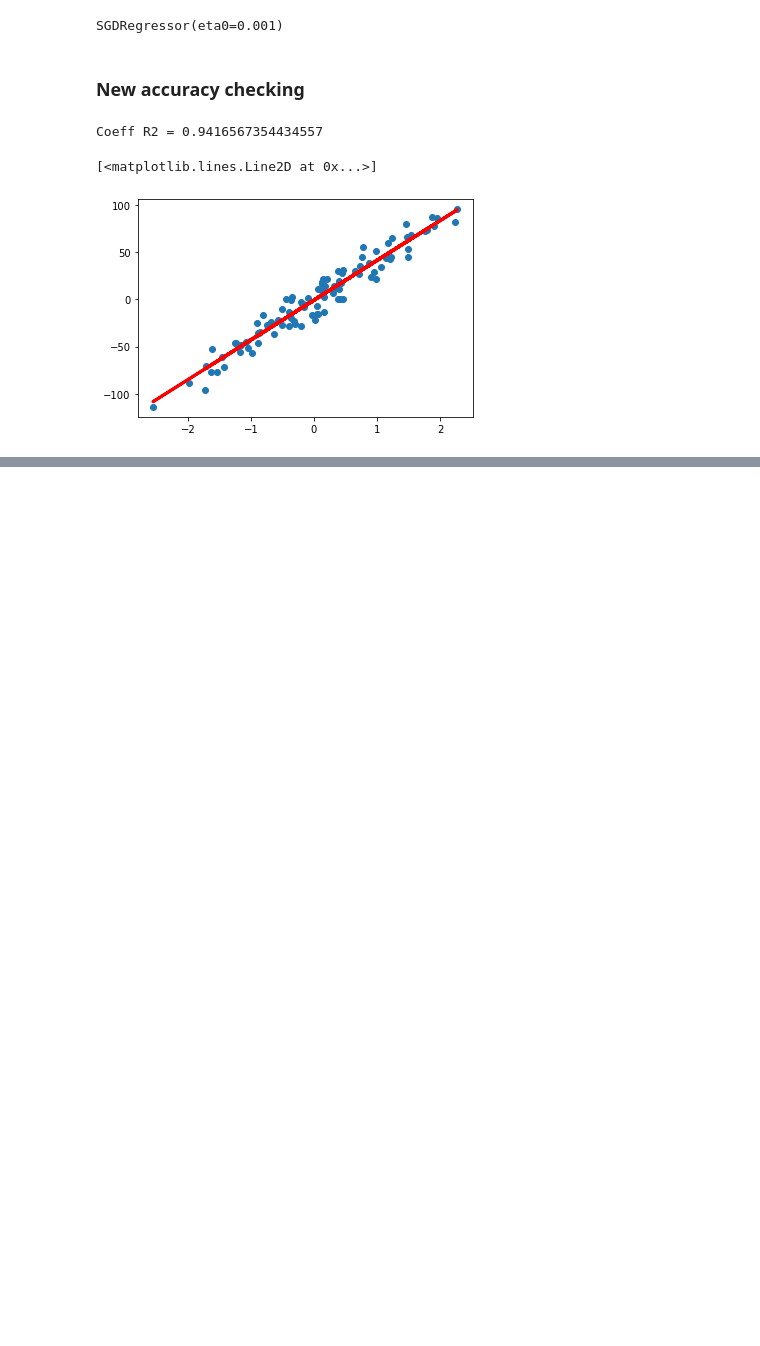
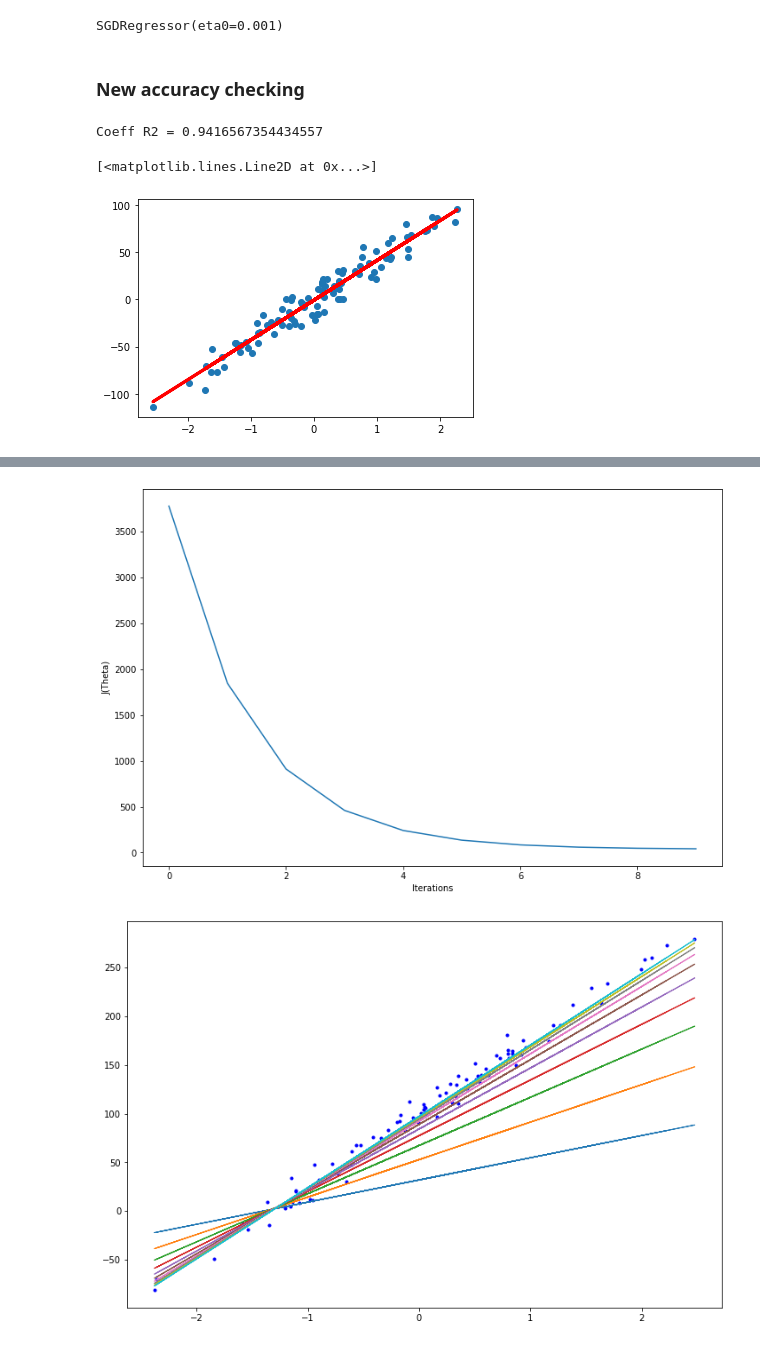
Before and after one commit to jc-cedric/MLin1Week, a Jupyter notebook: Linear regression.ipynb, the cells around one changed output, grey strips where cells are left out. Drawn from its saved outputs; the diff is of its cells as text; code cells hidden in the pictures; blank space fills up the shorter version.

```diff
--- a/Linear regression.ipynb
+++ b/Linear regression.ipynb
@@ -48,0 +69,53 @@ Coeff R2 = 0.9416567354434557
+# %%
+#model function definition
+def model(X, theta):
+    # x shape: (m, n)
+    # theta shape: (n,1)
+    return X.dot(theta) #shape: (m, 1)
+
+#cost function definition
+def cost_function(X, y, theta):
+    m = len(y)
+    J = 1/(2*m) * np.sum((model(X, theta) - y)**2)
+    return J
+
+#gradient function definition
+def gradient(X,y,theta):
+    return 1/m * X.T.dot((X.dot(theta) - y))
+
+#gradient descent algorithm
+def gradient_descent(X,y, theta, learning_rate = 0.001, iterations = 1000):
+    m = len(y)
+    cost_history = np.zeros(iterations)
+    theta_history = np.zeros((iterations, 2))
+
+    for i in range(0, iterations):
+        prediction = model(X, theta)
+        theta = theta - learning_rate * gradient(X,y,theta)
+        cost_history[i] = cost_function(X, y, theta)
+        theta_history[i,:] = theta.T
+
+    return theta, cost_history, theta_history
+
+#algorithm using
+np.random.seed(0)
+theta = np.random.randn(2, 1)
+
+iterations = 10
+learning_rate = 0.3
+theta, cost_history, theta_history = gradient_descent(X, y, theta, learning_rate = learning_rate, iterations = iterations )
+
+#learning curves visualisation
+fig,ax = plt.subplots(figsize=(12,8))
+ax.set_ylabel('J(Theta)')
+ax.set_xlabel('Iterations')
+_ = ax.plot(range(iterations), cost_history)
+
+#model visualisation during its learning
+fig,ax = plt.subplots(figsize=(12,8))
+_=ax.plot(x,y,'b.')
+for i in range(iterations):
+    _=ax.plot(x, model(X, theta_history[i]), lw=1)
+# %% [output]
+[figure, added]
+[figure, added]
```
Also changed, not shown: parts of 3 cells of this notebook.
